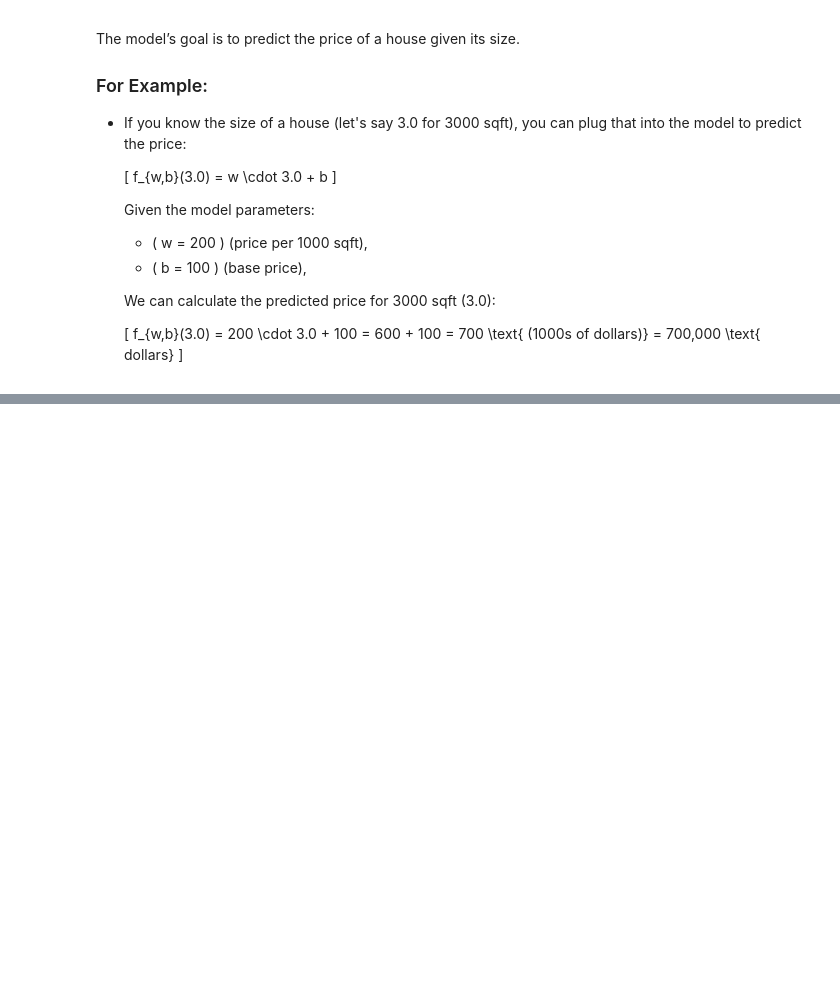
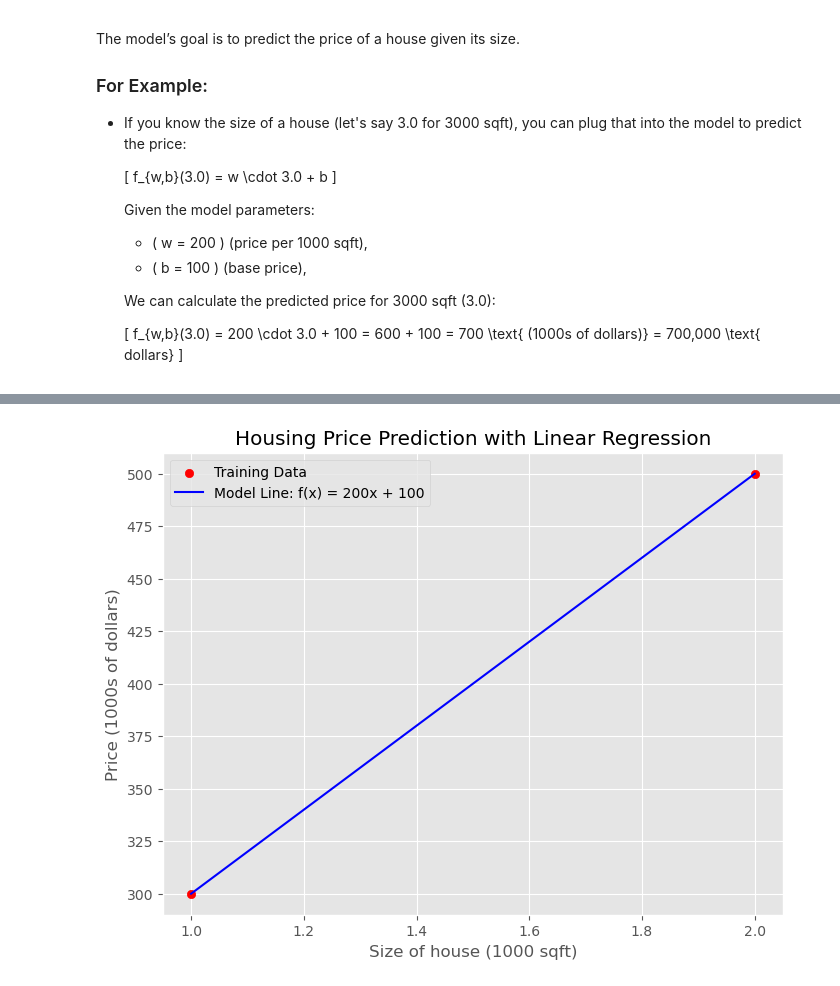
Before and after one commit to hridoynasah/Machine-Learning-Specialization, a Jupyter notebook: Supervised Machine Learning/Week 1/C1_W1_Lab02_Model_Representation_Soln_review.ipynb, the cells around one changed output, grey strips where cells are left out. Drawn from its saved outputs; the diff is of its cells as text; code cells hidden in the pictures; blank space fills up the shorter version.

```diff
--- a/Supervised Machine Learning/Week 1/C1_W1_Lab02_Model_Representation_Soln_review.ipynb
+++ b/Supervised Machine Learning/Week 1/C1_W1_Lab02_Model_Representation_Soln_review.ipynb
@@ -134,0 +135,7 @@ plt.show()
+# %%
+w = 200
+b = 100
+x_i = 1.2
+cost_1200sqft = w * x_i + b
+
+print(f"${cost_1200sqft:.0f} thousand dollars")
@@ -134,0 +375,38 @@ plt.show()
+# %%
+import numpy as np
+import matplotlib.pyplot as plt
+
+# Data points: Size (in 1000 sqft) and Price (in 1000s of dollars)
+x_train = np.array([1.0, 2.0])  # House sizes (1000 sqft)
+y_train = np.array([300.0, 500.0])  # Prices (1000s of dollars)
+
+# Define the model function with slope (w) and bias (b)
+def model(w, b, x):
+    """
+    Compute the linear model output: f_wb = w * x + b
+    """
+    return w * x + b
+
+# Parameters for the model
+w = 200  # Slope (price increase per 1000 sqft)
+b = 100  # Bias (adjustment to the price)
+
+# Generate predicted values using the model
+y_pred = model(w, b, x_train)
+
+# Plot the data points and the model's line
+plt.figure(figsize=(8, 6))
+plt.scatter(x_train, y_train, color='red', label='Training Data')  # Actual data points
+plt.plot(x_train, y_pred, color='blue', label=f'Model Line: f(x) = 200x + 100')  # Model line
+
+# Add labels, title, and legend
+plt.xlabel("Size of house (1000 sqft)")
+plt.ylabel("Price (1000s of dollars)")
+plt.title("Housing Price Prediction with Linear Regression")
+plt.legend()
+plt.grid(True)
+
+# Show the plot
+plt.show()
+# %% [output]
+[figure, added]
```
Also changed, not shown: parts of 4 cells of this notebook.
